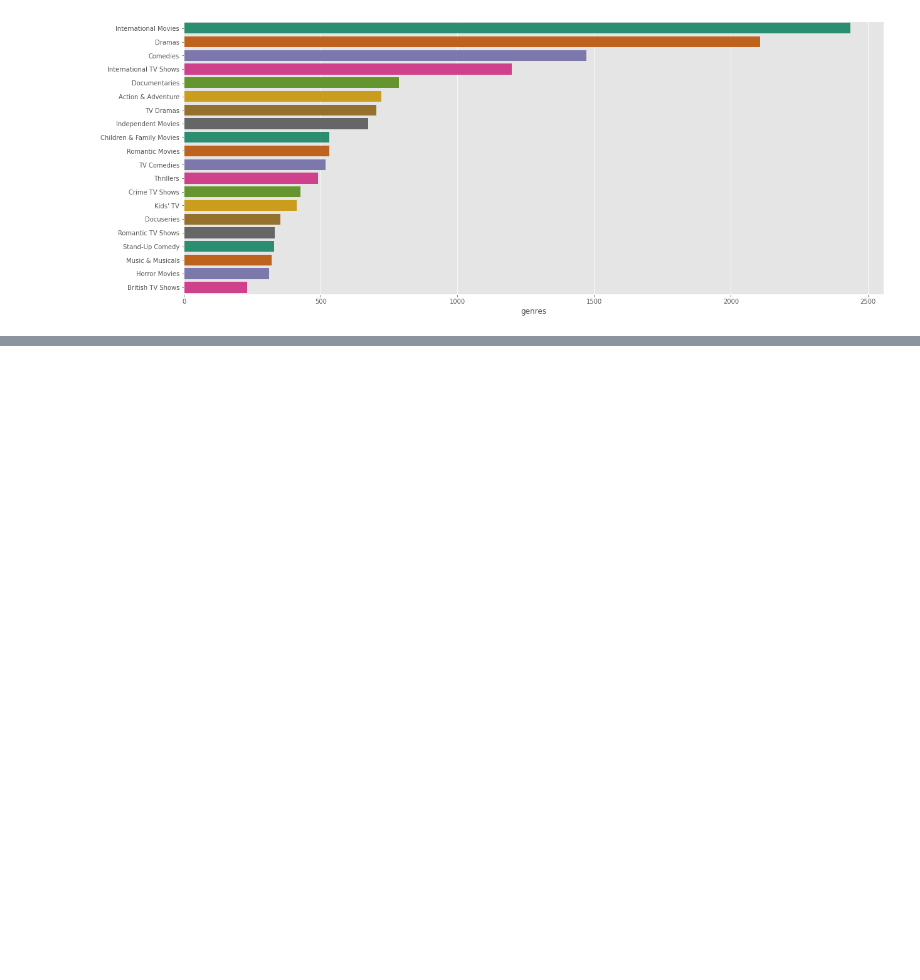
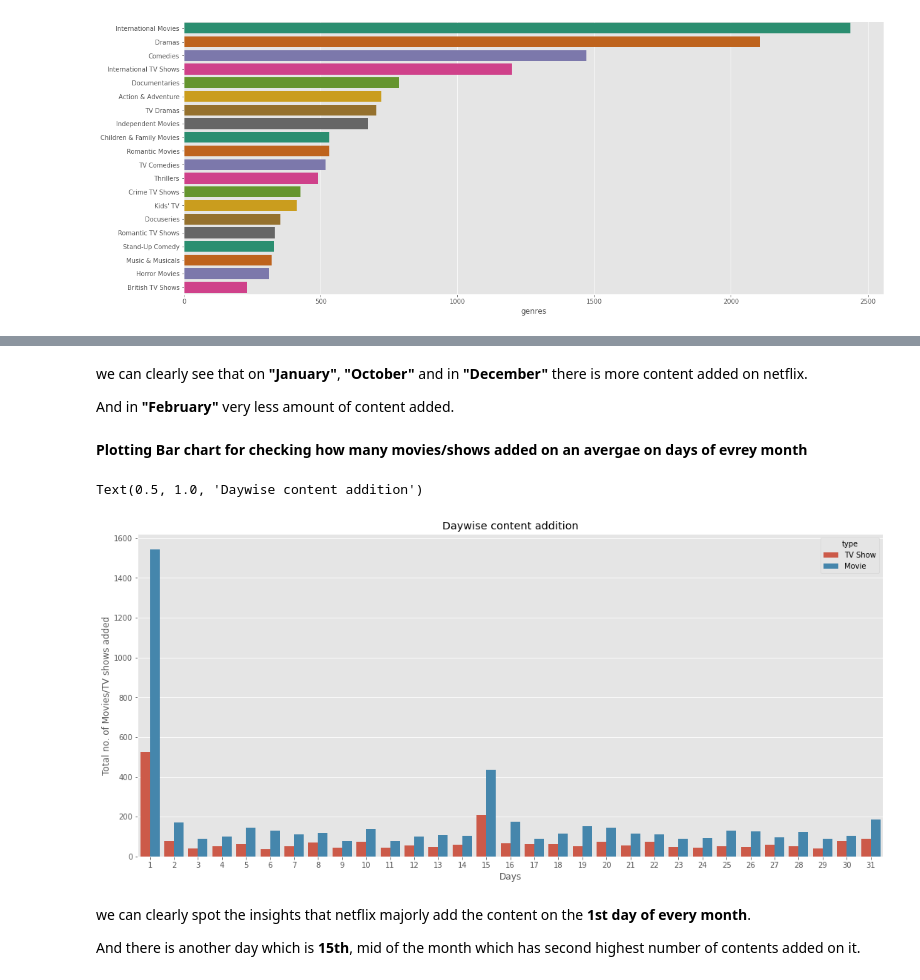
Before and after one commit to sammed97/Netflix-Movies-and-TV-Shows-Clustering, a Jupyter notebook: Copy_of_NETFLIX_MOVIES_AND_TV_SHOWS_CLUSTERING.ipynb, the cells around one changed output, grey strips where cells are left out. Cells and saved outputs as stored; diff of their text form; code cells hidden in the pictures; blank space fills up the shorter version.

```diff
--- a/Copy_of_NETFLIX_MOVIES_AND_TV_SHOWS_CLUSTERING.ipynb
+++ b/Copy_of_NETFLIX_MOVIES_AND_TV_SHOWS_CLUSTERING.ipynb
@@ -566,0 +536,19 @@ country_content
+# %% [markdown]
+we can clearly see that on **"January"**, **"October"** and in **"December"** there is more content added on netflix.
+
+And in **"February"** very less amount of content added.
+# %% [markdown]
+**Plotting Bar chart for checking how many movies/shows added on an avergae on days of evrey month**
+# %%
+plt.figure(figsize=(18,8))
+sns.countplot(x='added_day',hue='type',data=df_1)
+plt.xlabel('Days')
+plt.ylabel('Total no. of Movies/TV shows added')
+plt.title("Daywise content addition")
+# %% [output]
+Text(0.5, 1.0, 'Daywise content addition')
+[figure, added]
+# %% [markdown]
+we can clearly spot the insights that netflix majorly add the content on the **1st day of every month**.
+
+And there is another day which is **15th**, mid of the month which has second highest number of contents added on it.
```
Also changed, not shown: parts of 18 cells of this notebook.
